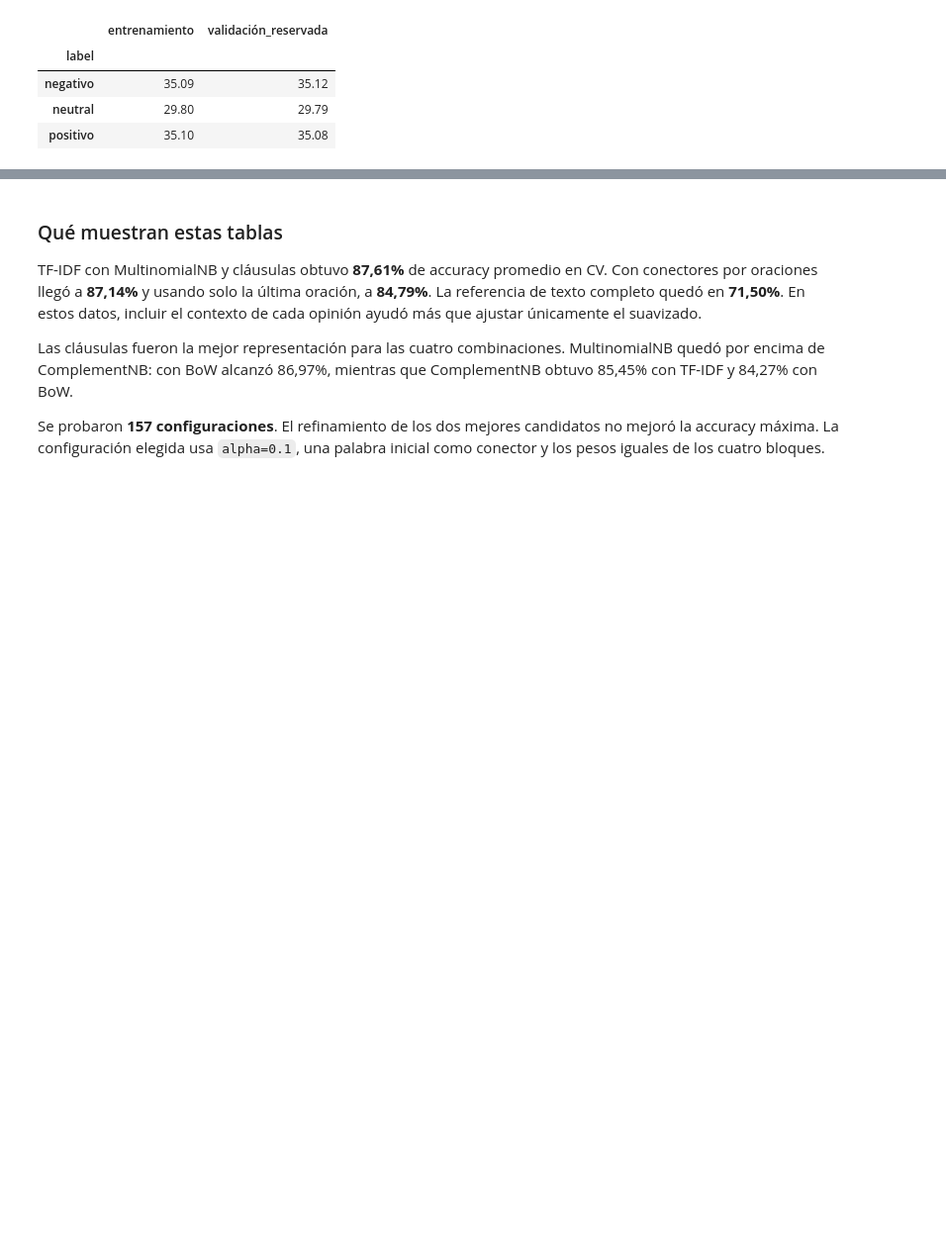
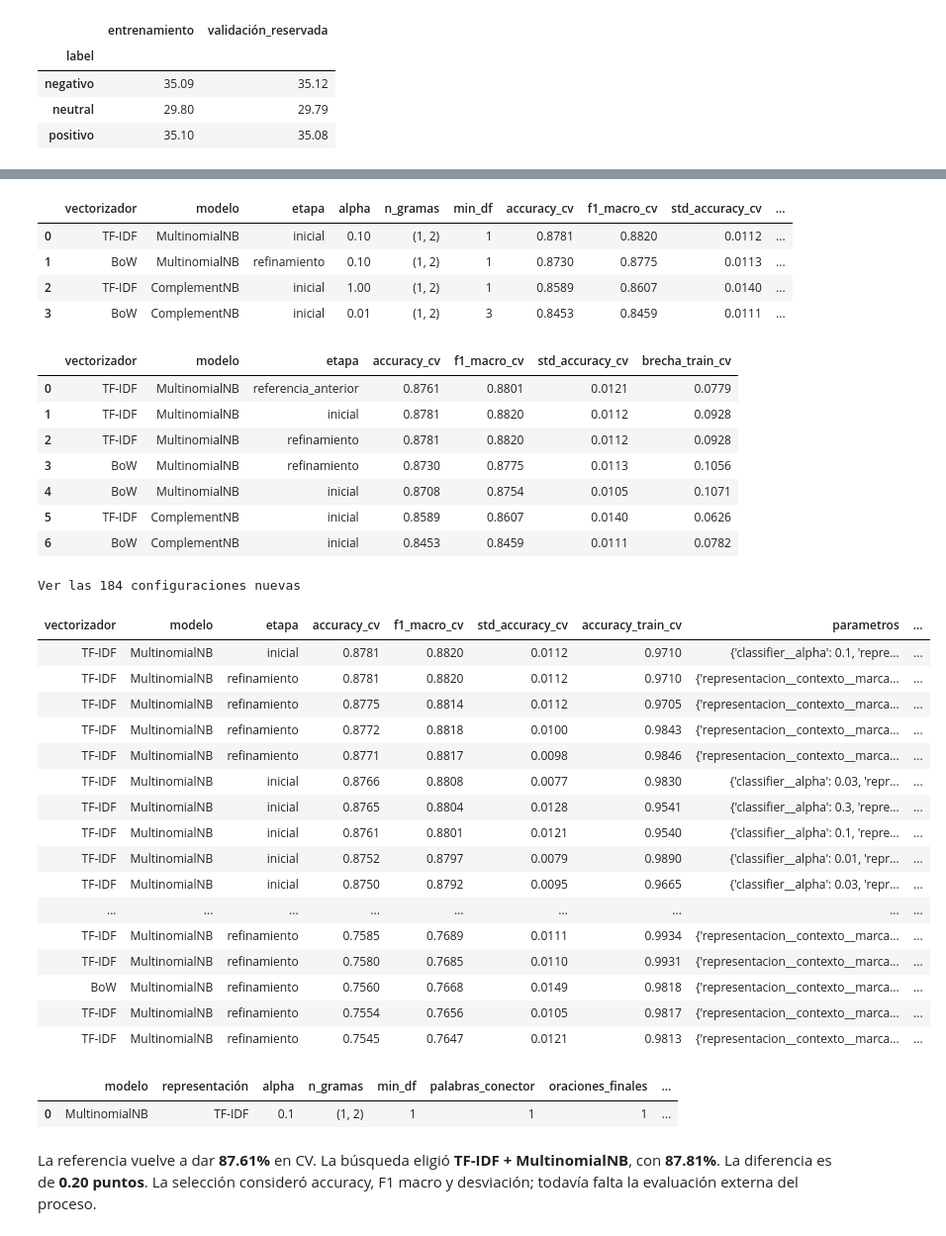
Before and after one commit to lauraS191/Proyecto-Machine-Learning, a Jupyter notebook: notebooks/04_Naive_Bayes.ipynb, the cells around one changed output, grey strips where cells are left out. Shown at 99% size. Saved outputs shown, nothing was run; the diff lists cells and outputs as text; code cells hidden in the pictures; blank space fills up the shorter version.

```diff
--- a/notebooks/04_Naive_Bayes.ipynb
+++ b/notebooks/04_Naive_Bayes.ipynb
@@ -407,8 +380,65 @@ Ver las 157 configuraciones evaluadas
-# %% [markdown]
-### Qué muestran estas tablas
-
-TF-IDF con MultinomialNB y cláusulas obtuvo **87,61%** de accuracy promedio en CV. Con conectores por oraciones llegó a **87,14%** y usando solo la última oración, a **84,79%**. La referencia de texto completo quedó en **71,50%**. En estos datos, incluir el contexto de cada opinión ayudó más que ajustar únicamente el suavizado.
-
-Las cláusulas fueron la mejor representación para las cuatro combinaciones. MultinomialNB quedó por encima de ComplementNB: con BoW alcanzó 86,97%, mientras que ComplementNB obtuvo 85,45% con TF-IDF y 84,27% con BoW.
-
-Se probaron **157 configuraciones**. El refinamiento de los dos mejores candidatos no mejoró la accuracy máxima. La configuración elegida usa `alpha=0.1`, una palabra inicial como conector y los pesos iguales de los cuatro bloques.
+# %%
+por_familia = tabla_finalistas.drop_duplicates(["vectorizador", "modelo"]).copy()
+columnas = ["vectorizador", "modelo", "etapa", "accuracy_cv", "f1_macro_cv", "std_accuracy_cv", "brecha_train_cv"]
+por_familia["alpha"] = [candidatos[k]["classifier"].alpha for k in por_familia["clave"]]
+por_familia["n_gramas"] = [candidatos[k].get_params()["representacion__texto__ngram_range"] for k in por_familia["clave"]]
+por_familia["min_df"] = [candidatos[k].get_params()["representacion__texto__min_df"] for k in por_familia["clave"]]
+columnas_familias = ["vectorizador", "modelo", "etapa", "alpha", "n_gramas", "min_df",
+                    "accuracy_cv", "f1_macro_cv", "std_accuracy_cv", "brecha_train_cv"]
+display(por_familia[columnas_familias].round(4))
+evolucion = pd.concat([tabla_referencia, tabla_finalistas], ignore_index=True)
+display(evolucion[columnas].round(4))
+display(HTML(f"<details><summary>Ver las {len(tabla_experimentos)} configuraciones nuevas</summary>"
+             + ordenar(tabla_experimentos).round(4).to_html(index=False) + "</details>"))
+parametros_elegidos = {
+    "modelo": mejor_resultado["modelo"], "representación": mejor_resultado["vectorizador"],
+    "alpha": mejor_modelo["classifier"].alpha,
+    "n_gramas": mejor_modelo.get_params()["representacion__texto__ngram_range"],
+    "min_df": mejor_modelo.get_params()["representacion__texto__min_df"],
+    "palabras_conector": mejor_modelo.get_params()["representacion__contexto__marcar__kw_args"]["palabras_conector"],
+    "oraciones_finales": mejor_modelo.get_params()["representacion__ultima_palabras__extraer__kw_args"]["cantidad"],
+    "pesos_bloques": mejor_modelo["representacion"].transformer_weights,
+}
+display(pd.DataFrame([parametros_elegidos]))
+display(Markdown(
+    f"La referencia vuelve a dar **{100*fila_referencia['accuracy_cv']:.2f}%** en CV. "
+    f"La búsqueda eligió **{mejor_resultado['vectorizador']} + {mejor_resultado['modelo']}**, "
+    f"con **{100*mejor_resultado['accuracy_cv']:.2f}%**. "
+    f"La diferencia es de **{100*(mejor_resultado['accuracy_cv']-fila_referencia['accuracy_cv']):.2f} puntos**. "
+    "La selección consideró accuracy, F1 macro y desviación; todavía falta la evaluación externa del proceso."
+))
+# %% [output]
+|  | vectorizador | modelo | etapa | alpha | n_gramas | min_df | accuracy_cv | f1_macro_cv | std_accuracy_cv | ... |
+| 0 | TF-IDF | MultinomialNB | inicial | 0.10 | (1, 2) | 1 | 0.8781 | 0.8820 | 0.0112 | ... |
+| 1 | BoW | MultinomialNB | refinamiento | 0.10 | (1, 2) | 1 | 0.8730 | 0.8775 | 0.0113 | ... |
+| 2 | TF-IDF | ComplementNB | inicial | 1.00 | (1, 2) | 1 | 0.8589 | 0.8607 | 0.0140 | ... |
+| 3 | BoW | ComplementNB | inicial | 0.01 | (1, 2) | 3 | 0.8453 | 0.8459 | 0.0111 | ... |
+|  | vectorizador | modelo | etapa | accuracy_cv | f1_macro_cv | std_accuracy_cv | brecha_train_cv |
+| 0 | TF-IDF | MultinomialNB | referencia_anterior | 0.8761 | 0.8801 | 0.0121 | 0.0779 |
+| 1 | TF-IDF | MultinomialNB | inicial | 0.8781 | 0.8820 | 0.0112 | 0.0928 |
+| 2 | TF-IDF | MultinomialNB | refinamiento | 0.8781 | 0.8820 | 0.0112 | 0.0928 |
+| 3 | BoW | MultinomialNB | refinamiento | 0.8730 | 0.8775 | 0.0113 | 0.1056 |
+| 4 | BoW | MultinomialNB | inicial | 0.8708 | 0.8754 | 0.0105 | 0.1071 |
+| 5 | TF-IDF | ComplementNB | inicial | 0.8589 | 0.8607 | 0.0140 | 0.0626 |
+| 6 | BoW | ComplementNB | inicial | 0.8453 | 0.8459 | 0.0111 | 0.0782 |
+Ver las 184 configuraciones nuevas
+| vectorizador | modelo | etapa | accuracy_cv | f1_macro_cv | std_accuracy_cv | accuracy_train_cv | parametros | ... |
+| TF-IDF | MultinomialNB | inicial | 0.8781 | 0.8820 | 0.0112 | 0.9710 | {'classifier__alpha': 0.1, 'repre... | ... |
+| TF-IDF | MultinomialNB | refinamiento | 0.8781 | 0.8820 | 0.0112 | 0.9710 | {'representacion__contexto__marca... | ... |
+| TF-IDF | MultinomialNB | refinamiento | 0.8775 | 0.8814 | 0.0112 | 0.9705 | {'representacion__contexto__marca... | ... |
+| TF-IDF | MultinomialNB | refinamiento | 0.8772 | 0.8818 | 0.0100 | 0.9843 | {'representacion__contexto__marca... | ... |
+| TF-IDF | MultinomialNB | refinamiento | 0.8771 | 0.8817 | 0.0098 | 0.9846 | {'representacion__contexto__marca... | ... |
+| TF-IDF | MultinomialNB | inicial | 0.8766 | 0.8808 | 0.0077 | 0.9830 | {'classifier__alpha': 0.03, 'repr... | ... |
+| TF-IDF | MultinomialNB | inicial | 0.8765 | 0.8804 | 0.0128 | 0.9541 | {'classifier__alpha': 0.3, 'repre... | ... |
+| TF-IDF | MultinomialNB | inicial | 0.8761 | 0.8801 | 0.0121 | 0.9540 | {'classifier__alpha': 0.1, 'repre... | ... |
+| TF-IDF | MultinomialNB | inicial | 0.8752 | 0.8797 | 0.0079 | 0.9890 | {'classifier__alpha': 0.01, 'repr... | ... |
+| TF-IDF | MultinomialNB | inicial | 0.8750 | 0.8792 | 0.0095 | 0.9665 | {'classifier__alpha': 0.03, 'repr... | ... |
+| ... | ... | ... | ... | ... | ... | ... | ... | ... |
+| TF-IDF | MultinomialNB | refinamiento | 0.7585 | 0.7689 | 0.0111 | 0.9934 | {'representacion__contexto__marca... | ... |
+| TF-IDF | MultinomialNB | refinamiento | 0.7580 | 0.7685 | 0.0110 | 0.9931 | {'representacion__contexto__marca... | ... |
+| BoW | MultinomialNB | refinamiento | 0.7560 | 0.7668 | 0.0149 | 0.9818 | {'representacion__contexto__marca... | ... |
+| TF-IDF | MultinomialNB | refinamiento | 0.7554 | 0.7656 | 0.0105 | 0.9817 | {'representacion__contexto__marca... | ... |
+| TF-IDF | MultinomialNB | refinamiento | 0.7545 | 0.7647 | 0.0121 | 0.9813 | {'representacion__contexto__marca... | ... |
+|  | modelo | representación | alpha | n_gramas | min_df | palabras_conector | oraciones_finales | ... |
+| 0 | MultinomialNB | TF-IDF | 0.1 | (1, 2) | 1 | 1 | 1 | ... |
+La referencia vuelve a dar **87.61%** en CV. La búsqueda eligió **TF-IDF + MultinomialNB**, con **87.81%**. La diferencia es de **0.20 puntos**. La selección consideró accuracy, F1 macro y desviación; todavía falta la evaluación externa del proceso.
```
Also changed, not shown: parts of 38 cells of this notebook, 3 other files.
